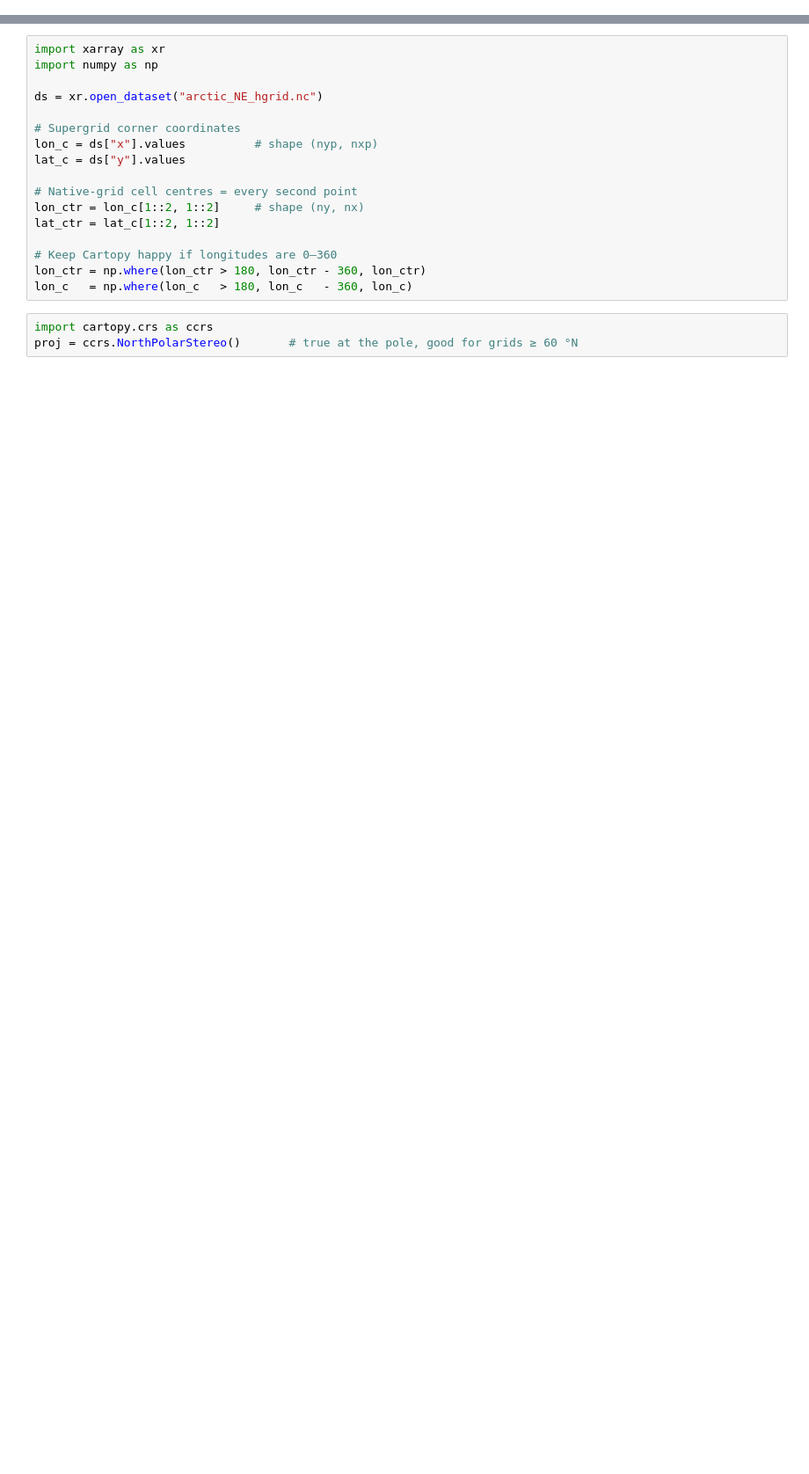
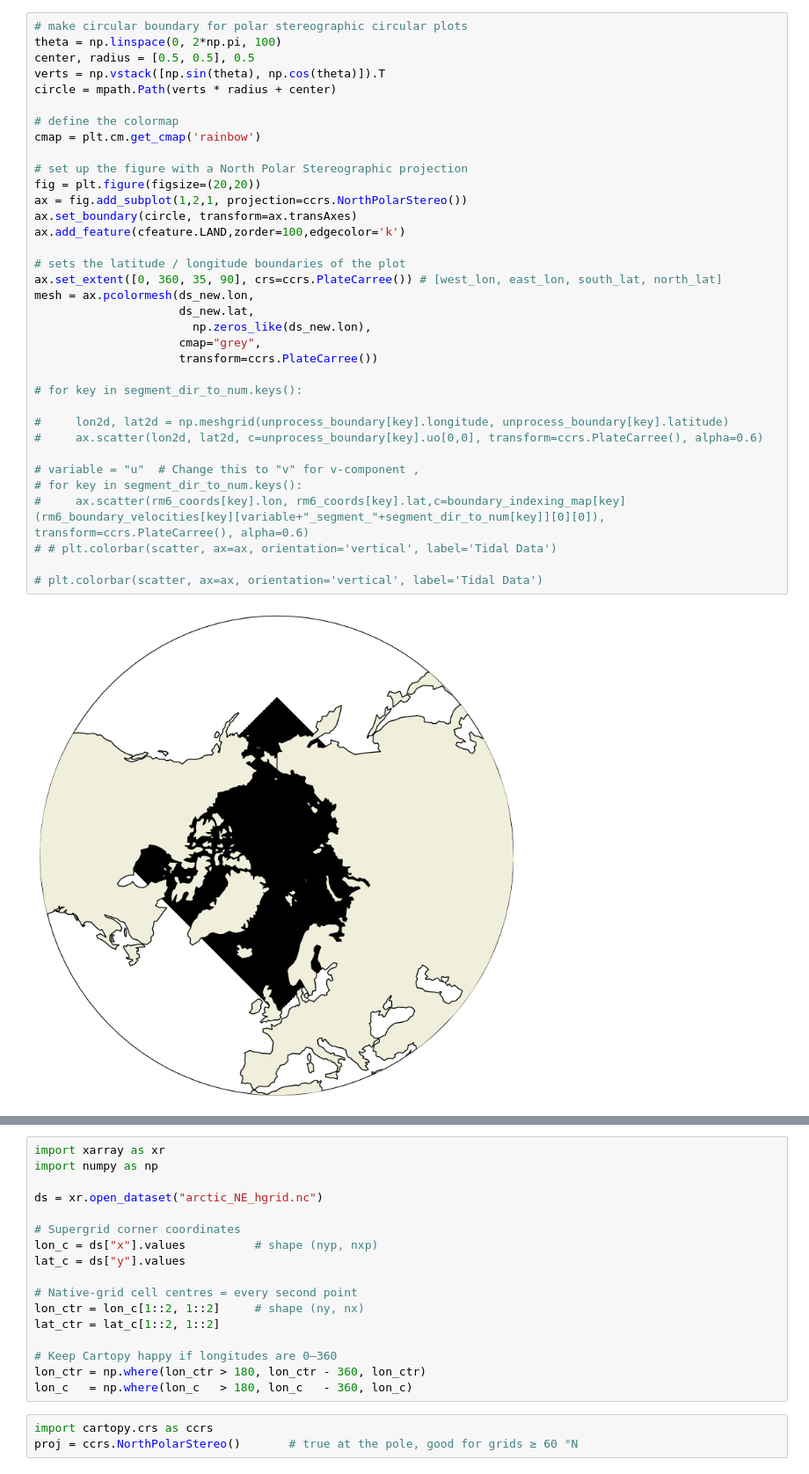
Before and after one commit to CROCODILE-CESM/nwa12_v0, a Jupyter notebook: dev/regional_cice_mom6/subset_pan_artic/test_subset_grid.ipynb, the cells around one changed output, grey strips where cells are left out. Shown at 88% size. Drawn from its saved outputs; the diff is of its cells as text; blank space fills up the shorter version.

```diff
--- a/dev/regional_cice_mom6/subset_pan_artic/test_subset_grid.ipynb
+++ b/dev/regional_cice_mom6/subset_pan_artic/test_subset_grid.ipynb
@@ -14,0 +99,37 @@ slice(360, 1080, None) slice(464, 1392, None)
+# %%
+# make circular boundary for polar stereographic circular plots
+theta = np.linspace(0, 2*np.pi, 100)
+center, radius = [0.5, 0.5], 0.5
+verts = np.vstack([np.sin(theta), np.cos(theta)]).T
+circle = mpath.Path(verts * radius + center)
+
+# define the colormap
+cmap = plt.cm.get_cmap('rainbow')
+
+# set up the figure with a North Polar Stereographic projection
+fig = plt.figure(figsize=(20,20))
+ax = fig.add_subplot(1,2,1, projection=ccrs.NorthPolarStereo())
+ax.set_boundary(circle, transform=ax.transAxes)
+ax.add_feature(cfeature.LAND,zorder=100,edgecolor='k')
+
+# sets the latitude / longitude boundaries of the plot
+ax.set_extent([0, 360, 35, 90], crs=ccrs.PlateCarree()) # [west_lon, east_lon, south_lat, north_lat]
+mesh = ax.pcolormesh(ds_new.lon,
+                     ds_new.lat,
+                       np.zeros_like(ds_new.lon),
+                     cmap="grey",
+                     transform=ccrs.PlateCarree())
+
+# for key in segment_dir_to_num.keys():
+
+#     lon2d, lat2d = np.meshgrid(unprocess_boundary[key].longitude, unprocess_boundary[key].latitude)
+#     ax.scatter(lon2d, lat2d, c=unprocess_boundary[key].uo[0,0], transform=ccrs.PlateCarree(), alpha=0.6)
+
+# variable = "u"  # Change this to "v" for v-component ,
+# for key in segment_dir_to_num.keys():
+#     ax.scatter(rm6_coords[key].lon, rm6_coords[key].lat,c=boundary_indexing_map[key](rm6_boundary_velocities[key][variable+"_segment_"+segment_dir_to_num[key]][0][0]), transform=ccrs.PlateCarree(), alpha=0.6)
+# # plt.colorbar(scatter, ax=ax, orientation='vertical', label='Tidal Data')
+
+# plt.colorbar(scatter, ax=ax, orientation='vertical', label='Tidal Data')
+# %% [output]
+[figure, added]
```
Also changed, not shown: parts of 8 cells of this notebook, 12 other files.
